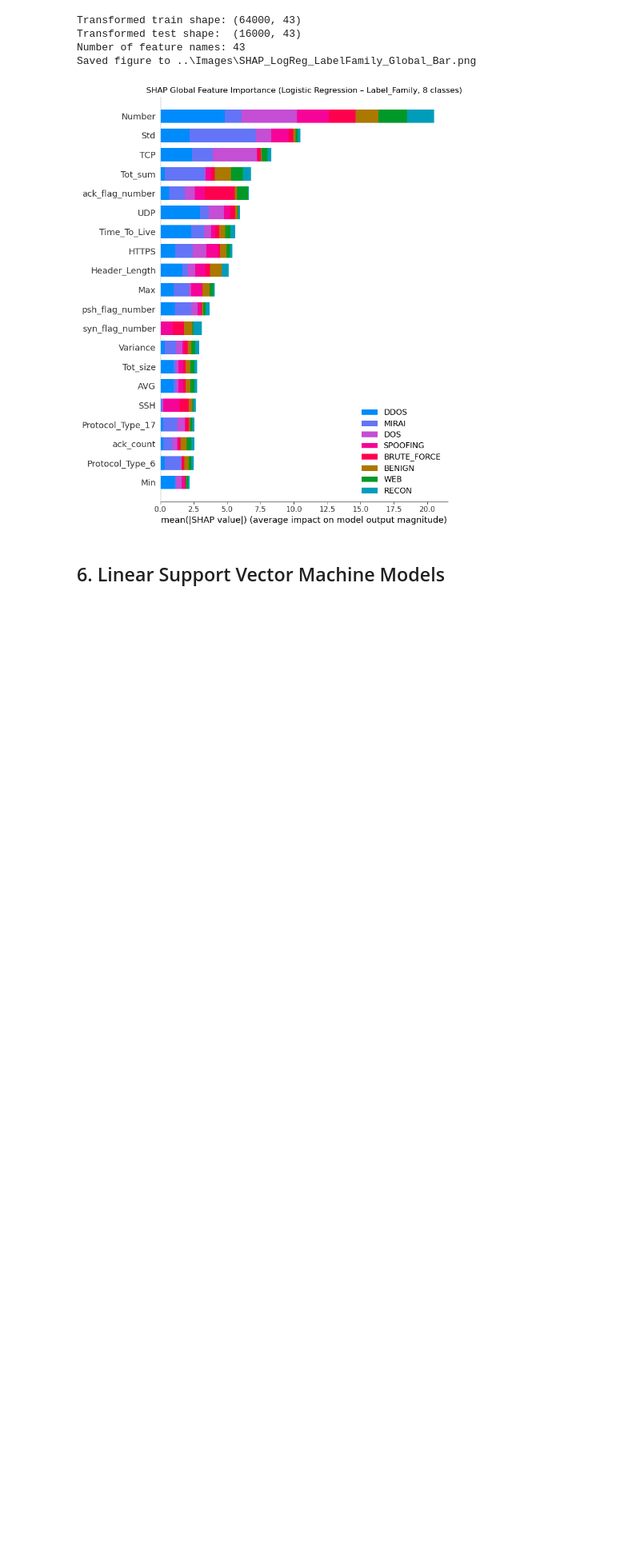
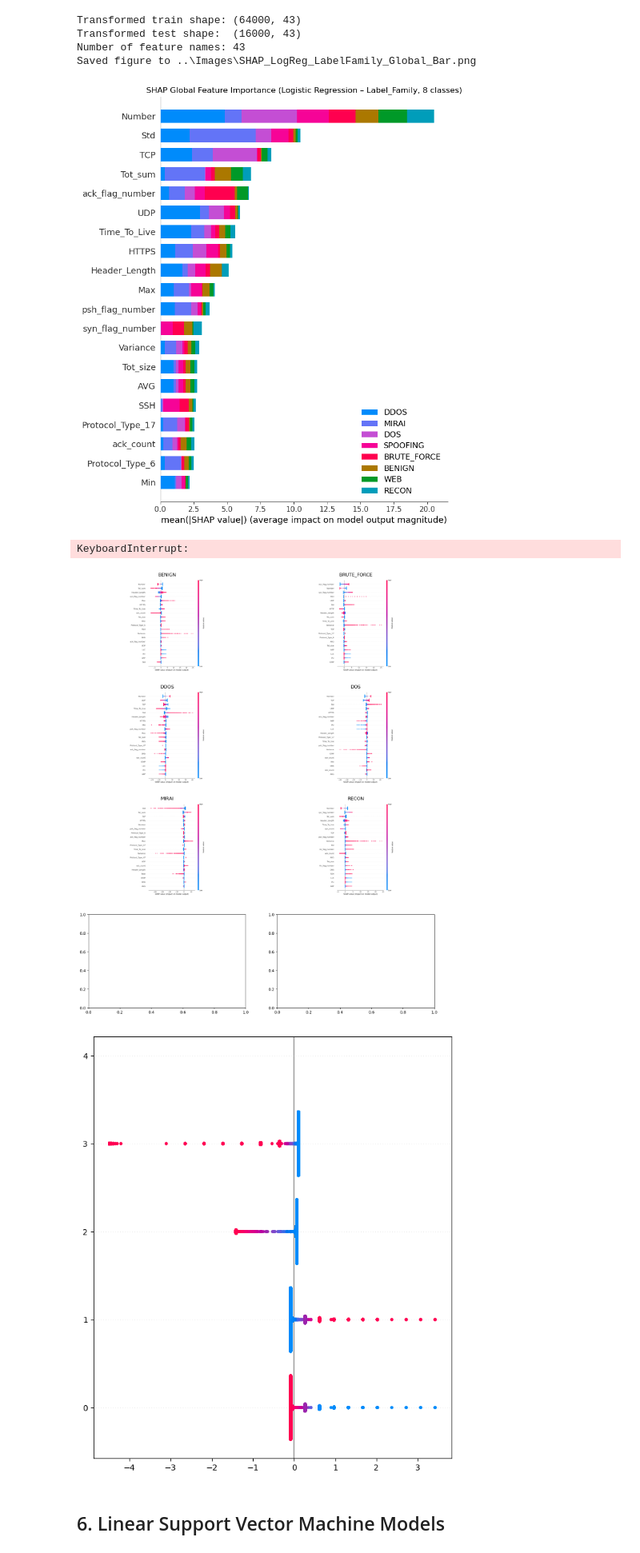
Before and after one commit to gw-00/Cybersecurity_Capstone, a Jupyter notebook: Code_Library/Linear_Modeling.ipynb, the cells around one changed output. Shown at 80% size. Saved outputs shown, nothing was run; the diff lists cells and outputs as text; code cells hidden in the pictures; blank space fills up the shorter version.

Commit message:
added in per class beeswarm SHAP visualization for LR but not for the SVM. Not compatible with SVM model construction

```diff
--- a/Code_Library/Linear_Modeling.ipynb
+++ b/Code_Library/Linear_Modeling.ipynb
@@ -469,6 +469,60 @@ Transformed test shape:  (16000, 43)
 Number of feature names: 43
 Saved figure to ..\Images\SHAP_LogReg_LabelFamily_Global_Bar.png
 [figure]
+# %%
+import io
+from PIL import Image
+
+# ---- Per-class SHAP beeswarm grid for Logistic Regression ----
+
+# 1. Prepare per-class SHAP arrays
+if isinstance(shap_values_lr, list):
+    shap_lr_classwise = shap_values_lr
+else:
+    shap_lr_classwise = [
+        shap_values_lr[:, :, c] for c in range(len(class_names_family))
+    ]
+
+# 2. Create the 4×2 grid for final composite plot
+n_rows, n_cols = 4, 2
+fig, axes = plt.subplots(n_rows, n_cols, figsize=(16, 20))
+
+for idx, class_name in enumerate(class_names_family):
+    row, col = divmod(idx, n_cols)
+    ax = axes[row, col]
+
+    # ---- Step A: Generate SHAP beeswarm as its own figure ----
+    temp_fig = plt.figure()
+    shap.summary_plot(
+        shap_lr_classwise[idx],
+        X_test_family_trans,
+        feature_names=feature_names_lr,
+        plot_type="dot",
+        show=False,
+        max_display=20
+    )
+
+    # ---- Step B: Save that beeswarm plot to an in-memory PNG ----
+    buf = io.BytesIO()
+    temp_fig.savefig(buf, format="png", bbox_inches="tight", dpi=150)
+    buf.seek(0)
+    plt.close(temp_fig)  # Close individual SHAP figure
+
+    # ---- Step C: Load PNG and plot it inside our facet grid ----
+    img = Image.open(buf)
+    ax.imshow(img)
+    ax.axis("off")
+    ax.set_title(class_name, fontsize=12)
+
+# Clean layout + save
+fig.suptitle("SHAP Per-Class Beeswarm – Logistic Regression (Label_Family, 8 Classes)", fontsize=18, y=1.02)
+plt.tight_layout()
+save_figure(fig, "SHAP_Beeswarm_Per_Class_LogReg.png")
+plt.show()
+# %% [output]
+KeyboardInterrupt:
+[figure, added]
+[figure, added]
 # %% [markdown]
 ## 6. Linear Support Vector Machine Models
 # %% [markdown]
```
Also changed, not shown: parts of 1 cell of this notebook, 2 other files.
